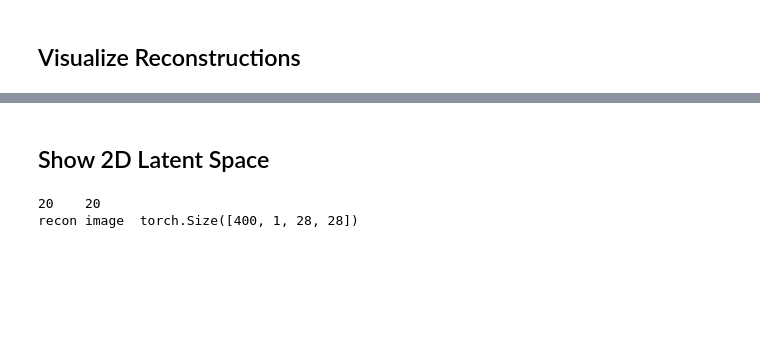
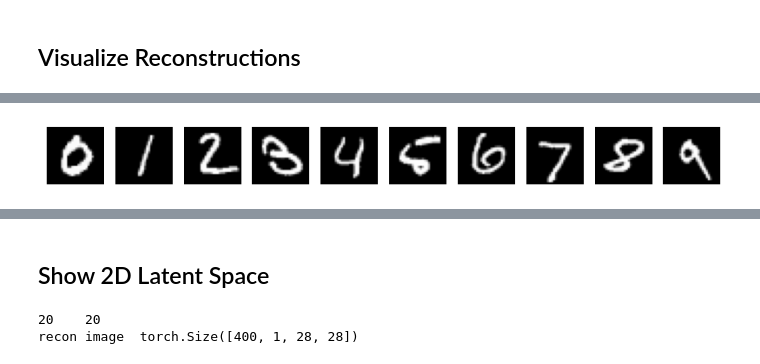
Before and after one commit to mona-jha/Machine-Learning-II, a Jupyter notebook: problem_3.ipynb, the cells around one changed output, grey strips where cells are left out. Drawn from its saved outputs; the diff is of its cells as text; code cells hidden in the pictures; blank space fills up the shorter version.

```diff
--- a/problem_3.ipynb
+++ b/problem_3.ipynb
@@ -449,0 +386,24 @@ torch.Size([128, 1, 28, 28])
+# %%
+# Function to visualize interpolations
+def visualize_interpolations(interpolations, num_rows, num_cols):
+    fig, axes = plt.subplots(num_rows, num_cols, figsize=(num_cols, num_rows))
+    for i, row in enumerate(interpolations):
+        for j, img in enumerate(row):
+            axes[i, j].imshow(img, cmap='gray')
+            axes[i, j].axis('off')
+    plt.show()
+
+# Visualize digits 0-9
+def visualize_digits_0_9(test_dataset):
+    fig, axes = plt.subplots(1, 10, figsize=(10, 1))
+    for i in range(10):
+        for img, label in test_dataset:
+            if label == i:
+                axes[i].imshow(img.squeeze(), cmap='gray')
+                axes[i].axis('off')
+                break
+    plt.show()
+
+visualize_digits_0_9(test_dataset)
+# %% [output]
+[figure, added]
```
Also changed, not shown: parts of 21 cells of this notebook.
